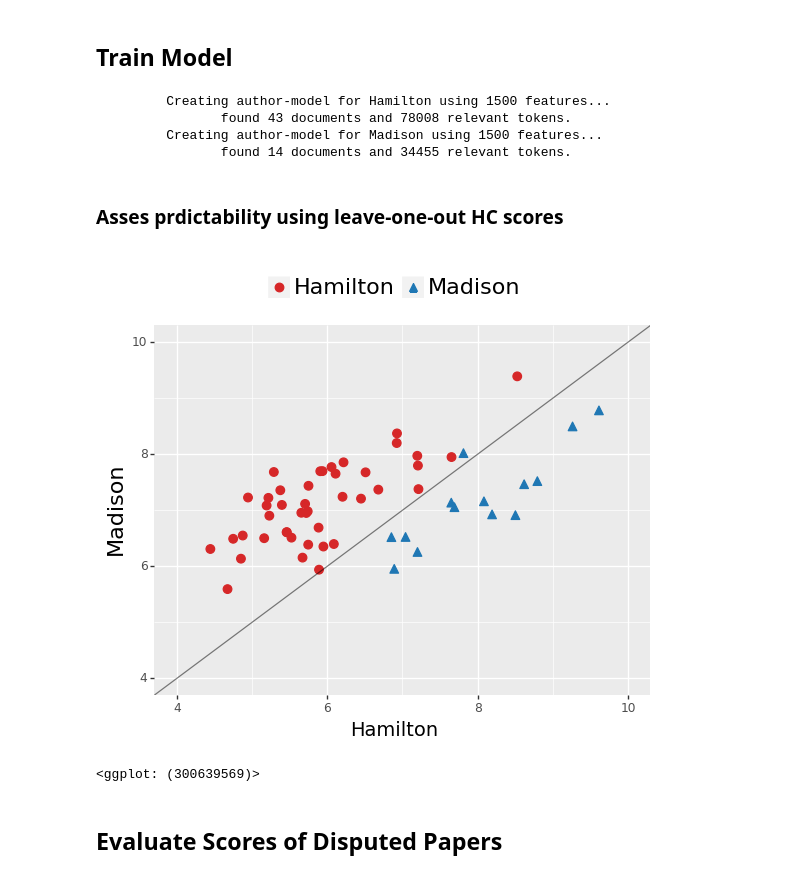
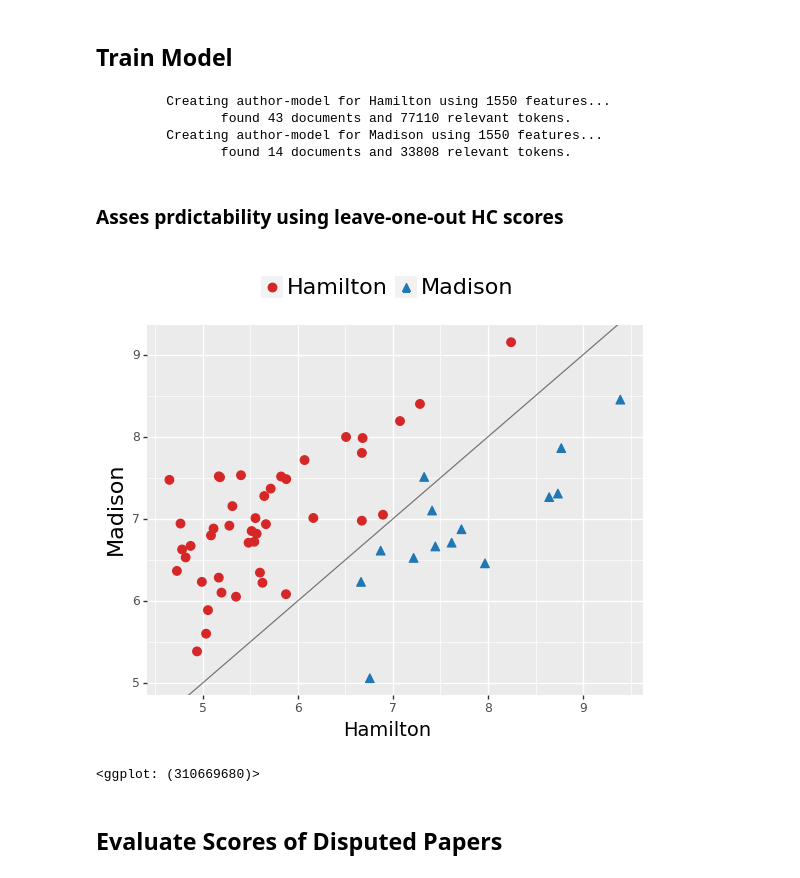
Before and after one commit to alonkipnis/HCAuthorship, a Jupyter notebook: Federalists/Authorship_in_the_Federalist.ipynb, the cells around one changed output. Drawn from its saved outputs; the diff is of its cells as text; code cells hidden in the pictures.

Commit message:
updated lemmatizer

```diff
--- a/Federalists/Authorship_in_the_Federalist.ipynb
+++ b/Federalists/Authorship_in_the_Federalist.ipynb
@@ -34,11 +34,12 @@ Documents loaded:
          14 Madison papers
          12 disputed papers
 # %%
-# optional: remove proper names, cardinal digits, and punctuation
+# optional: lemmatize and remove proper names and cardinal numbers
 from text_processing import remove_parts_of_speach
 
 fed_papers.loc[:,'text'] = fed_papers.text.apply(
-    lambda x : remove_parts_of_speach(x, to_remove = ['NNP', 'NNPS', 'CD']))
+    lambda x : remove_parts_of_speach(x, lemmatize = True,
+                                      to_remove = ['NNP', 'NNPS', 'CD']))
 # %%
 # arrange data in the format accepted by AuthAttribLib.AuthorshipAttributionMulti:
 # pandas DataFrame with columns 'doc_id', 'author', 'text'
@@ -51,37 +52,37 @@ train_data = fed_papers[fed_papers.author.isin(['Hamilton','Madison'])]
 punct = [':',';','"','(',')','-',',','.','`','\`','``','\'\'']
 
 model = AuthorshipAttributionMulti(train_data,
-                                   vocab_size = 1500, #use 1500 most frequent words in entire collection
-                                   words_to_ignore = punct
+                                   vocab_size = 1550, #use 1500 most frequent words in entire collection
+                                   words_to_ignore = punct,
                                   )
 # %% [output]
-         Creating author-model for Hamilton using 1500 features...
-                found 43 documents and 78008 relevant tokens.
-         Creating author-model for Madison using 1500 features...
-                found 14 documents and 34455 relevant tokens.
+         Creating author-model for Hamilton using 1550 features...
+                found 43 documents and 77110 relevant tokens.
+         Creating author-model for Madison using 1550 features...
+                found 14 documents and 33808 relevant tokens.
 # %% [markdown]
 <H3> Asses prdictability using leave-one-out HC scores </H3>
 # %%
 # HC score of each document with respect to the rest in training set
-df = model.internal_stats(LOO=True)
+df = model.internal_stats(LOO=False)
 # %%
 # illustrate HC scores
 #path_to_plots = "/Users/kipnisal/Dropbox/Apps//Overleaf/Authorship attribution using Higher Criticism (copy)//Figs/"
 path_to_plots = ""
 
 p = (plot_author_pair(df, value = 'HC') +
      theme(legend_title = element_blank(), legend_position = "top",
               plot_title = element_text(hjust = 0.5, size=16),
                 legend_text=element_text(size=16),
               axis_title_x = element_text(size = 14),
-              axis_title_y = element_text(size = 16)) + xlim(4,10) + ylim(4,10)
+              axis_title_y = element_text(size = 16)) #+ xlim(4,10) + ylim(4,10)
     )
 
 print(p)
 p.save(path_to_plots + 'HC_Hamilton_vs_Madison.png', height = 3.5 , width = 5)
 # %% [output]
-[figure, old version]
+[figure, new version]
-<ggplot: (300639569)>
+<ggplot: (310669680)>
 # %% [markdown]
 <H2>Evaluate Scores of Disputed Papers</H2>
 # %%
```
Also changed, not shown: parts of 7 cells of this notebook, 5 other files.
